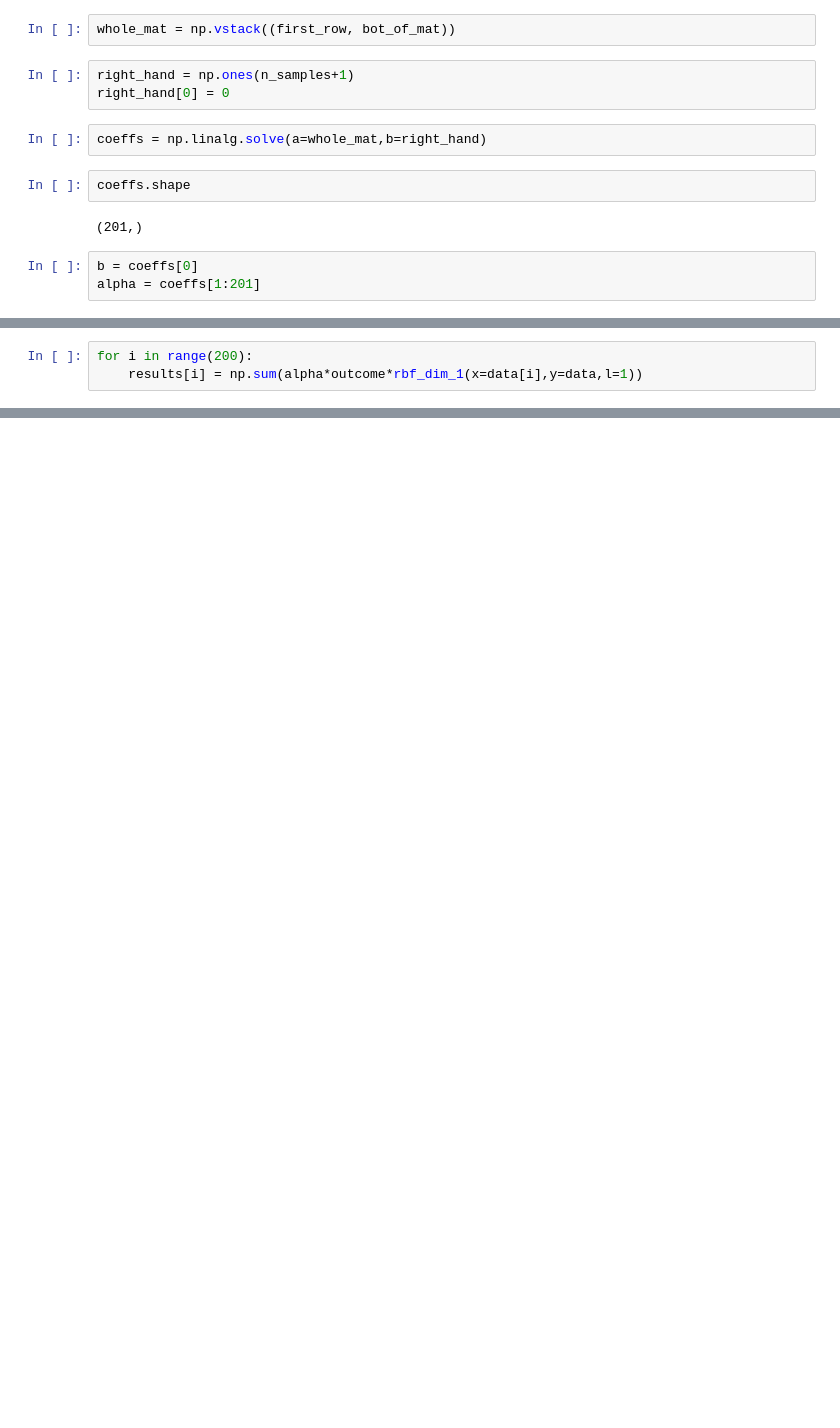
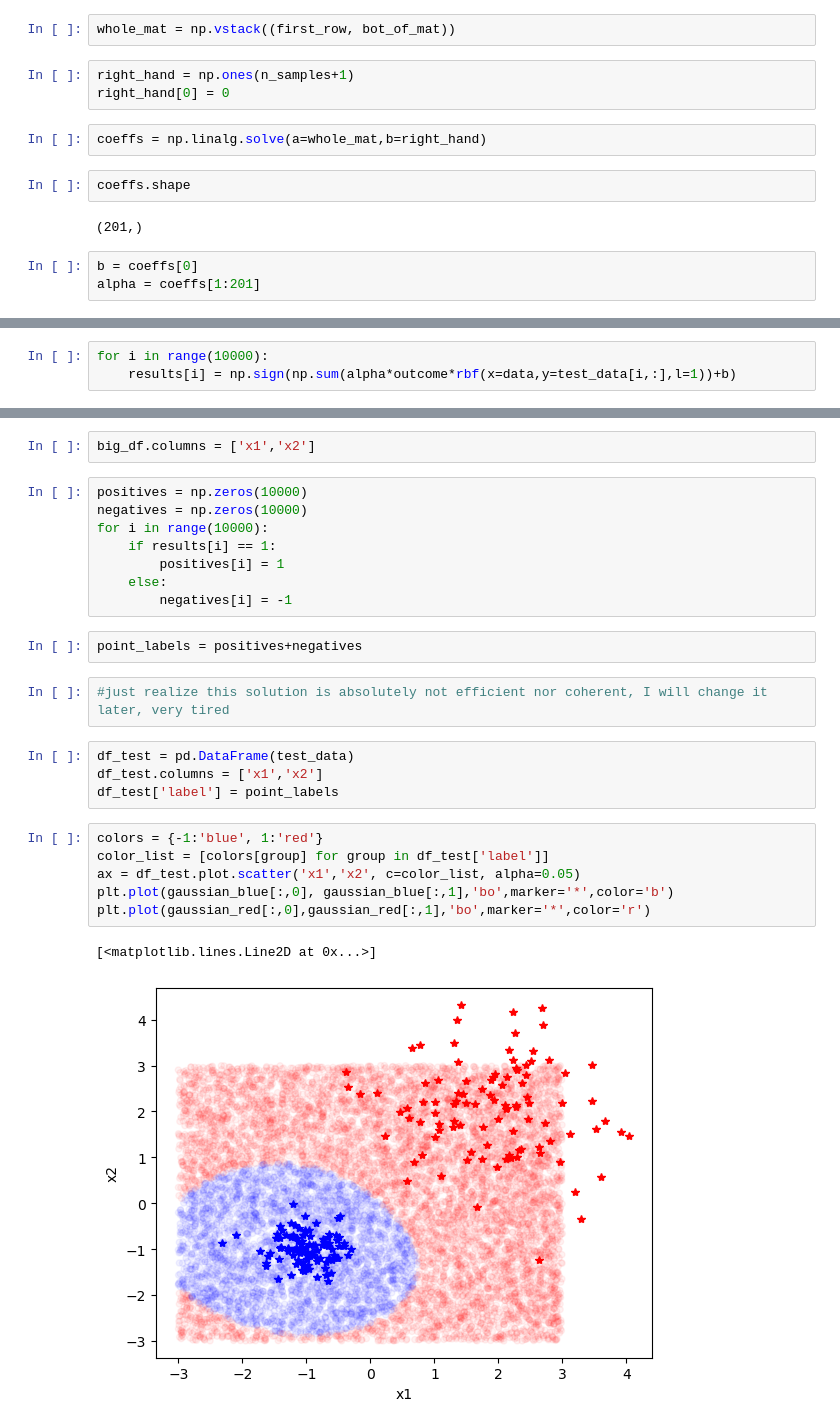
Before and after one commit to tpaquier/material_science, a Jupyter notebook: Tests_for_PU/LS_SVM_test.ipynb, the cells around one changed output, grey strips where cells are left out. Cells and saved outputs as stored; diff of their text form; blank space fills up the shorter version.

```diff
--- a/Tests_for_PU/LS_SVM_test.ipynb
+++ b/Tests_for_PU/LS_SVM_test.ipynb
@@ -100,4 +96,4 @@ results = np.empty(200)
 # %%
-for i in range(200):
-    results[i] = np.sum(alpha*outcome*rbf_dim_1(x=data[i],y=data,l=1))
+for i in range(10000):
+    results[i] = np.sign(np.sum(alpha*outcome*rbf(x=data,y=test_data[i,:],l=1))+b)
 # %%
@@ -126,0 +101,27 @@ array([ 1.,  1.,  1.,  1.,  1.,  1.,  1.,  1.,  1.,  1.,  1.,  1.,  1.,
+# %%
+big_df.columns = ['x1','x2']
+# %%
+positives = np.zeros(10000)
+negatives = np.zeros(10000)
+for i in range(10000):
+    if results[i] == 1:
+        positives[i] = 1
+    else:
+        negatives[i] = -1
+# %%
+point_labels = positives+negatives
+# %%
+#just realize this solution is absolutely not efficient nor coherent, I will change it later, very tired
+# %%
+df_test = pd.DataFrame(test_data)
+df_test.columns = ['x1','x2']
+df_test['label'] = point_labels
+# %%
+colors = {-1:'blue', 1:'red'}
+color_list = [colors[group] for group in df_test['label']]
+ax = df_test.plot.scatter('x1','x2', c=color_list, alpha=0.05)
+plt.plot(gaussian_blue[:,0], gaussian_blue[:,1],'bo',marker='*',color='b')
+plt.plot(gaussian_red[:,0],gaussian_red[:,1],'bo',marker='*',color='r')
+# %% [output]
+[<matplotlib.lines.Line2D at 0x...>]
+[figure, added]
```
Also changed, not shown: parts of 13 cells of this notebook.
